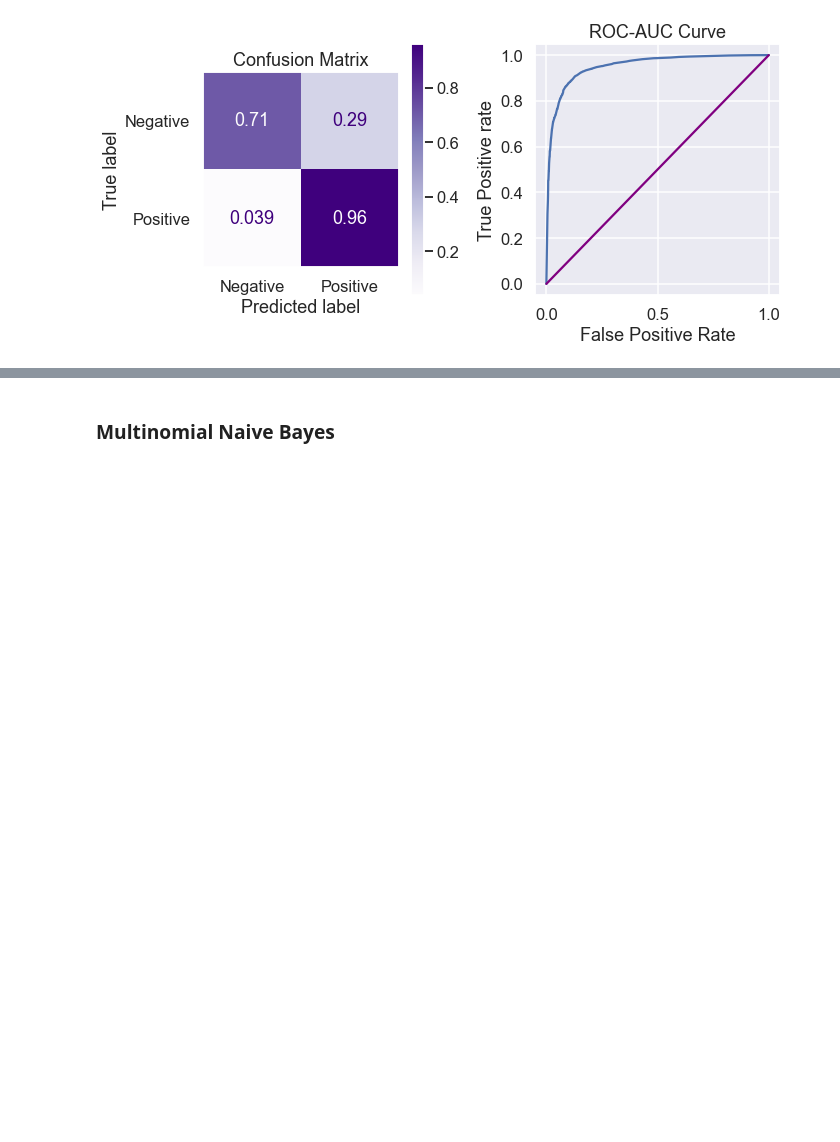
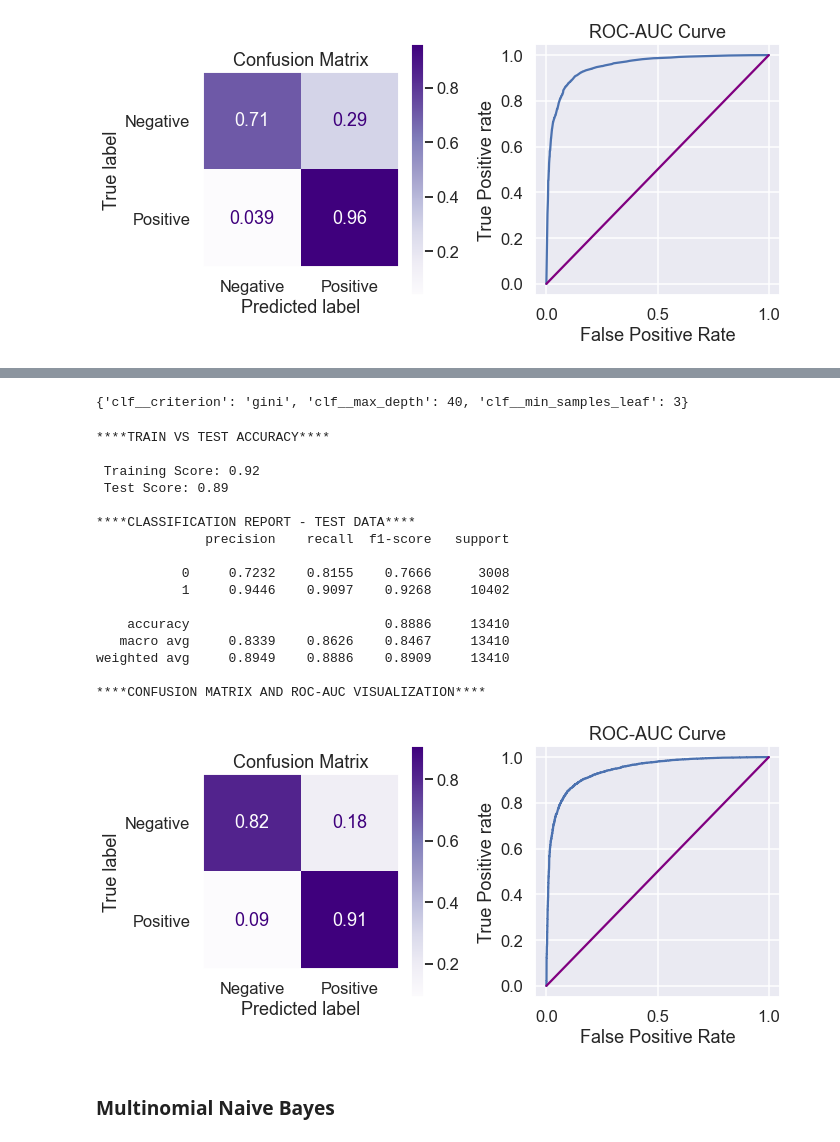
Before and after one commit to ds-leehanjin/app-reviews-nlp-sentiment-analysis, a Jupyter notebook: index_OSEMN_plus_mvp.ipynb, the cells around one changed output, grey strips where cells are left out. Drawn from its saved outputs; the diff is of its cells as text; code cells hidden in the pictures; blank space fills up the shorter version.

```diff
--- a/index_OSEMN_plus_mvp.ipynb
+++ b/index_OSEMN_plus_mvp.ipynb
@@ -1625,0 +1503,4 @@ weighted avg     0.9179    0.9078    0.9106     13410
+# %%
+X_bin_train_lr = vectorizer_lr.fit_transform(X_bin_train)
+# %%
+final_lr.fit(X_bin_train_lr, y_bin_train)
@@ -1650,3 +1533,10 @@ weighted avg     0.9008    0.9037    0.9006     13410
 
 ****CONFUSION MATRIX AND ROC-AUC VISUALIZATION****
 [figure]
+# %%
+rf_pipe = Pipeline([('vectorizer',
+                      TfidfVectorizer(tokenizer=tokenizer.tokenize,
+                                      stop_words=stopwords_list)),
+                     ('clf', RandomForestClassifier(class_weight='balanced'))])
+
+rf_pipe.fit(X_bin_train, y_bin_train)
@@ -1653,3 +1555,34 @@ weighted avg     0.9008    0.9037    0.9006     13410
+# %%
+param_grid = {'clf__criterion': ['gini', 'entropy'],
+              'clf__max_depth': [10, 20, 30, 40],
+              'clf__min_samples_leaf': [3, 5, 7]}
+
+gridsearch = GridSearchCV(estimator=rf_pipe, param_grid = param_grid, scoring='f1_macro')
+
+gridsearch.fit(X_bin_train,  y_bin_train)
+gridsearch.best_params_
+# %% [output]
+{'clf__criterion': 'gini', 'clf__max_depth': 40, 'clf__min_samples_leaf': 3}
+# %%
+evaluate_model(y_bin_test, y_bin_train, X_bin_test, X_bin_train, gridsearch.best_estimator_, 2)
+# %% [output]
+****TRAIN VS TEST ACCURACY****
+
+ Training Score: 0.92
+ Test Score: 0.89
+
+****CLASSIFICATION REPORT - TEST DATA****
+              precision    recall  f1-score   support
+
+           0     0.7232    0.8155    0.7666      3008
+           1     0.9446    0.9097    0.9268     10402
+
+    accuracy                         0.8886     13410
+   macro avg     0.8339    0.8626    0.8467     13410
+weighted avg     0.8949    0.8886    0.8909     13410
+
+****CONFUSION MATRIX AND ROC-AUC VISUALIZATION****
+[figure, added]
 # %% [markdown]
 ### Multinomial Naive Bayes
 # %%
```
Also changed, not shown: parts of 36 cells of this notebook.
